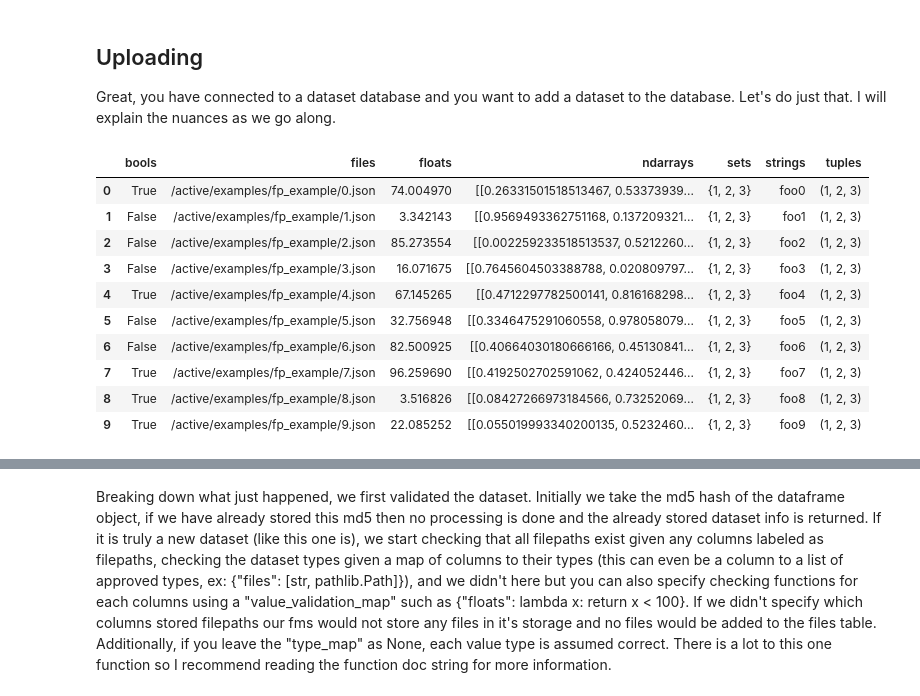
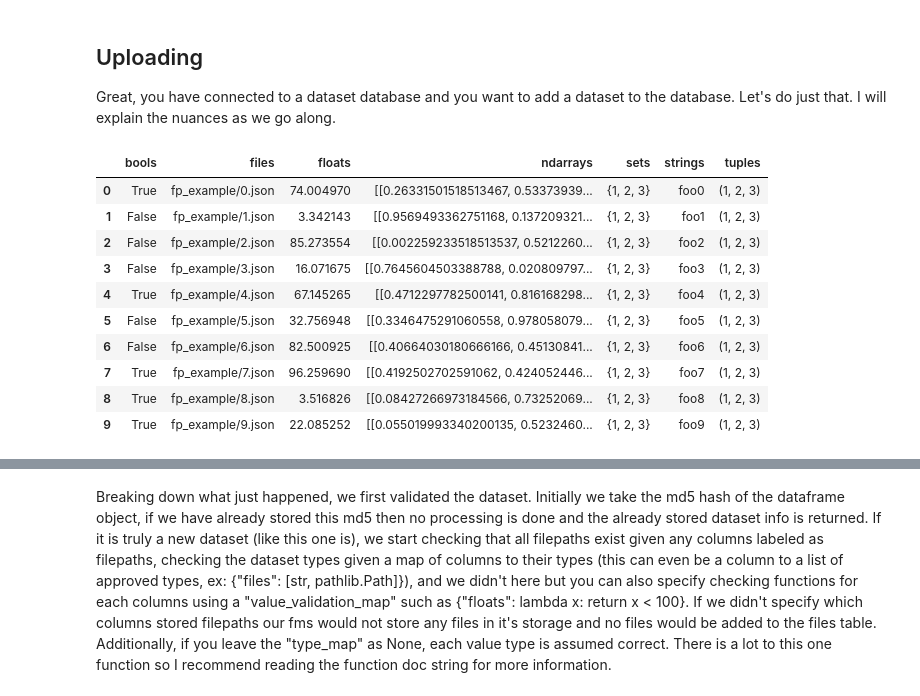
Before and after one commit to AllenCellModeling/datasetdatabase, a Jupyter notebook: examples/EXPLAINER-datasetdatabase_object.ipynb, the cells around one changed output, grey strips where cells are left out. Cells and saved outputs as stored; diff of their text form; code cells hidden in the pictures.

```diff
--- a/examples/EXPLAINER-datasetdatabase_object.ipynb
+++ b/examples/EXPLAINER-datasetdatabase_object.ipynb
@@ -54,45 +54,45 @@ import json
 import os
 
 # create a test dataset to upload that has various types of data
-fp_ex = pathlib.Path("/active/examples/fp_example/")
+fp_ex = pathlib.Path("./fp_example/")
 if not fp_ex.exists():
     os.makedirs(fp_ex)
 
 # for reproducibility I will set the seed here
 np.random.seed(seed=12)
 
 # creating lists of dicts to be formed into a dataframe
 test = []
 for i in range(10):
     fp =  fp_ex / (str(i) + ".json")
     with open(fp, "w") as write_out:
         json.dump({"hello": "world"}, write_out)
 
     d = {}
     d["strings"] = "foo" + str(i)
     d["bools"] = np.random.rand() < 0.5
     d["floats"] = np.random.rand() * 100
     d["ndarrays"] = np.random.rand(2, 2)
     d["tuples"] = tuple([1, 2, 3])
     d["sets"] = set([1, 2, 3, 3, 3])
     d["files"] = str(fp)
     test.append(d)
 
 # convert this example both to dataframe
 test = pd.DataFrame(test)
 test
 # %% [output]
 |  | bools | files | floats | ndarrays | sets | strings | tuples |
-| 0 | True | /active/examples/fp_example/0.json | 74.004970 | [[0.26331501518513467, 0.53373939... | {1, 2, 3} | foo0 | (1, 2, 3) |
-| 1 | False | /active/examples/fp_example/1.json | 3.342143 | [[0.9569493362751168, 0.137209321... | {1, 2, 3} | foo1 | (1, 2, 3) |
-| 2 | False | /active/examples/fp_example/2.json | 85.273554 | [[0.002259233518513537, 0.5212260... | {1, 2, 3} | foo2 | (1, 2, 3) |
-| 3 | False | /active/examples/fp_example/3.json | 16.071675 | [[0.7645604503388788, 0.020809797... | {1, 2, 3} | foo3 | (1, 2, 3) |
-| 4 | True | /active/examples/fp_example/4.json | 67.145265 | [[0.4712297782500141, 0.816168298... | {1, 2, 3} | foo4 | (1, 2, 3) |
-| 5 | False | /active/examples/fp_example/5.json | 32.756948 | [[0.3346475291060558, 0.978058079... | {1, 2, 3} | foo5 | (1, 2, 3) |
-| 6 | False | /active/examples/fp_example/6.json | 82.500925 | [[0.40664030180666166, 0.45130841... | {1, 2, 3} | foo6 | (1, 2, 3) |
-| 7 | True | /active/examples/fp_example/7.json | 96.259690 | [[0.4192502702591062, 0.424052446... | {1, 2, 3} | foo7 | (1, 2, 3) |
-| 8 | True | /active/examples/fp_example/8.json | 3.516826 | [[0.08427266973184566, 0.73252069... | {1, 2, 3} | foo8 | (1, 2, 3) |
-| 9 | True | /active/examples/fp_example/9.json | 22.085252 | [[0.055019993340200135, 0.5232460... | {1, 2, 3} | foo9 | (1, 2, 3) |
+| 0 | True | fp_example/0.json | 74.004970 | [[0.26331501518513467, 0.53373939... | {1, 2, 3} | foo0 | (1, 2, 3) |
+| 1 | False | fp_example/1.json | 3.342143 | [[0.9569493362751168, 0.137209321... | {1, 2, 3} | foo1 | (1, 2, 3) |
+| 2 | False | fp_example/2.json | 85.273554 | [[0.002259233518513537, 0.5212260... | {1, 2, 3} | foo2 | (1, 2, 3) |
+| 3 | False | fp_example/3.json | 16.071675 | [[0.7645604503388788, 0.020809797... | {1, 2, 3} | foo3 | (1, 2, 3) |
+| 4 | True | fp_example/4.json | 67.145265 | [[0.4712297782500141, 0.816168298... | {1, 2, 3} | foo4 | (1, 2, 3) |
+| 5 | False | fp_example/5.json | 32.756948 | [[0.3346475291060558, 0.978058079... | {1, 2, 3} | foo5 | (1, 2, 3) |
+| 6 | False | fp_example/6.json | 82.500925 | [[0.40664030180666166, 0.45130841... | {1, 2, 3} | foo6 | (1, 2, 3) |
+| 7 | True | fp_example/7.json | 96.259690 | [[0.4192502702591062, 0.424052446... | {1, 2, 3} | foo7 | (1, 2, 3) |
+| 8 | True | fp_example/8.json | 3.516826 | [[0.08427266973184566, 0.73252069... | {1, 2, 3} | foo8 | (1, 2, 3) |
+| 9 | True | fp_example/9.json | 22.085252 | [[0.055019993340200135, 0.5232460... | {1, 2, 3} | foo9 | (1, 2, 3) |
 # %%
 # upload and return the dataset info
 ds_info = local.upload_dataset(dataset=test,
```
Also changed, not shown: parts of 17 cells of this notebook, 4 other files.
